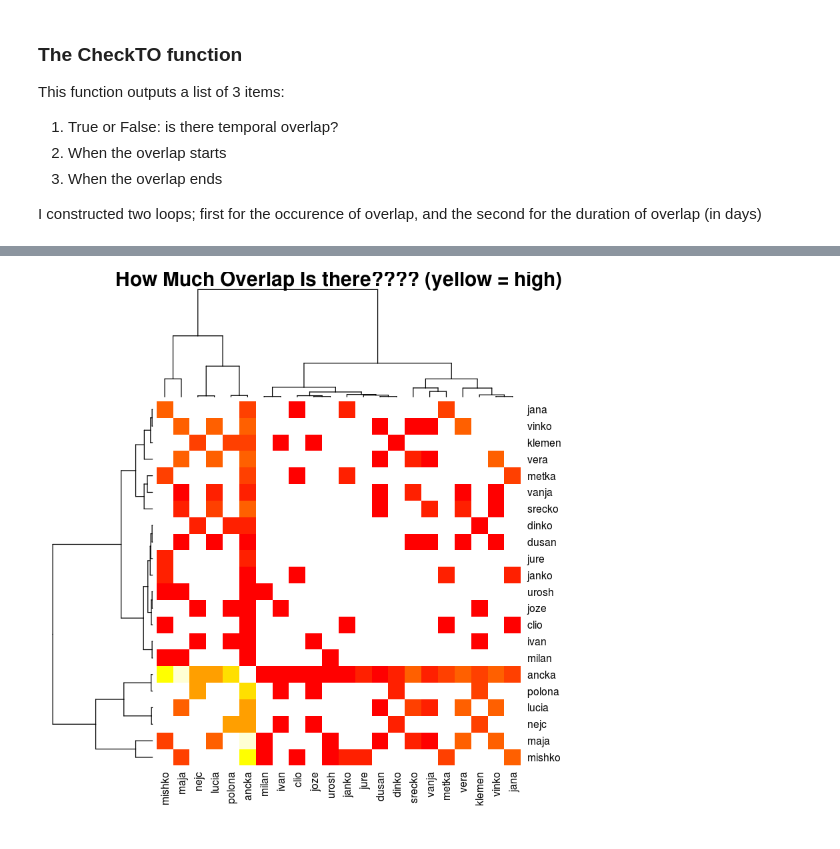
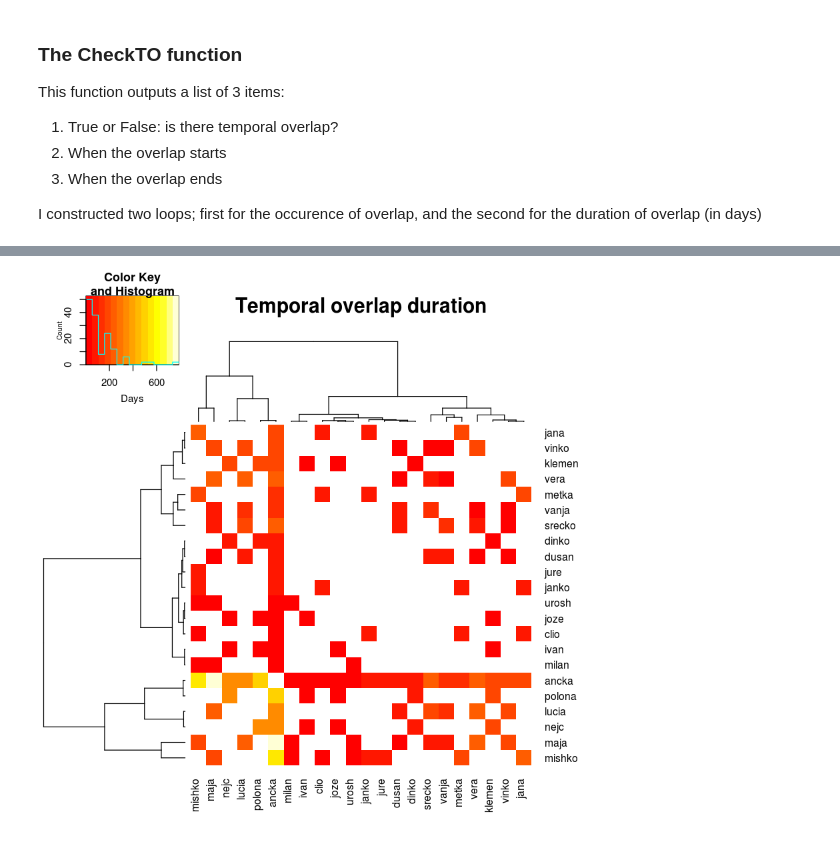
Before and after one commit to johannesuhl/STA-lab3, a Jupyter notebook: Wildlife Trajectories in R.ipynb, the cells around one changed output, grey strips where cells are left out. Drawn from its saved outputs; the diff is of its cells as text; code cells hidden in the pictures.

```diff
--- a/Wildlife Trajectories in R.ipynb
+++ b/Wildlife Trajectories in R.ipynb
@@ -149,7 +145,12 @@ heatmap(RM,  col = cm.colors(256), scale = "none",
 # %%
-RDM =data.matrix(results_checkTO_duration)
+RDM = data.matrix(results_checkTO_duration)
 rownames(RDM) = levels$tag
 colnames(RDM) = levels$tag
-heatmap(RDM, scale="none", main = "How Much Overlap Is there???? (yellow = high)")
+heatmap.2(RDM,
+          scale = "none",
+          main = "Temporal overlap duration",
+          key.xlab="Days",
+          trace = "none"
+         )
 # %% [output]
-[figure, old version]
+[figure, new version]
```
Also changed, not shown: parts of 7 cells of this notebook.
